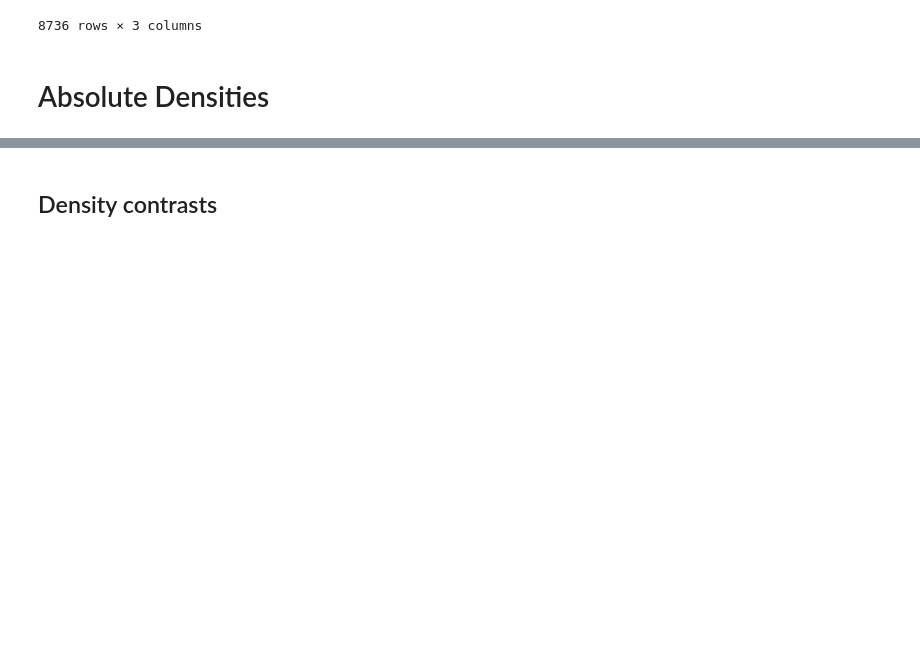
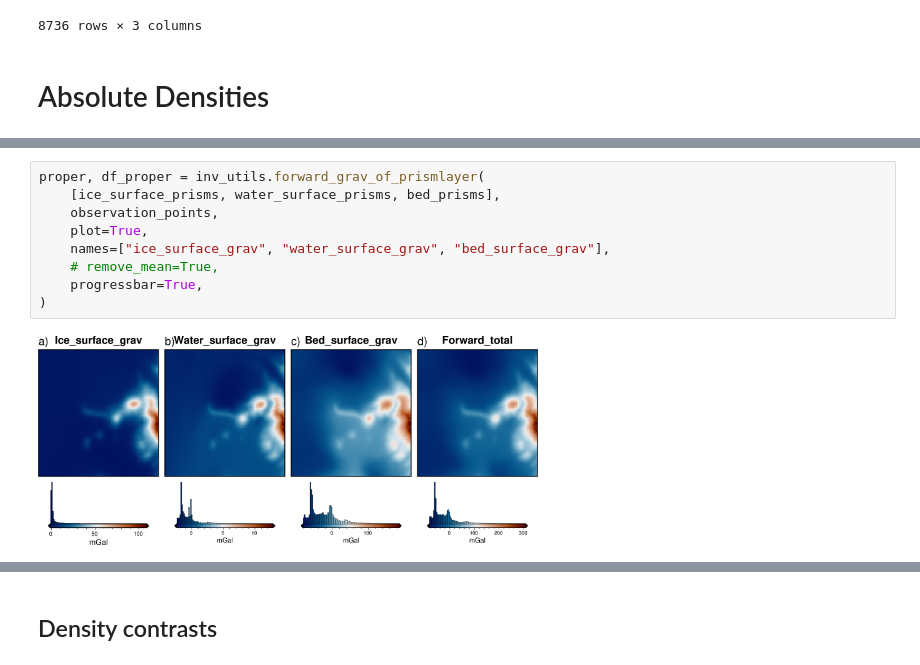
Before and after one commit to mdtanker/RIS_gravity_inversion, a Jupyter notebook: notebooks/density_contrast_3surfaces.ipynb, the cells around one changed output, grey strips where cells are left out. Saved outputs shown, nothing was run; the diff lists cells and outputs as text; blank space fills up the shorter version.

```diff
--- a/notebooks/density_contrast_3surfaces.ipynb
+++ b/notebooks/density_contrast_3surfaces.ipynb
@@ -194,0 +281,11 @@ forward_absolute, df = inv_utils.forward_grav_of_prismlayer(
+# %%
+proper, df_proper = inv_utils.forward_grav_of_prismlayer(
+    [ice_surface_prisms, water_surface_prisms, bed_prisms],
+    observation_points,
+    plot=True,
+    names=["ice_surface_grav", "water_surface_grav", "bed_surface_grav"],
+    # remove_mean=True,
+    progressbar=True,
+)
+# %% [output]
+[figure, added]
```
Also changed, not shown: parts of 17 cells of this notebook, 4 other files.
